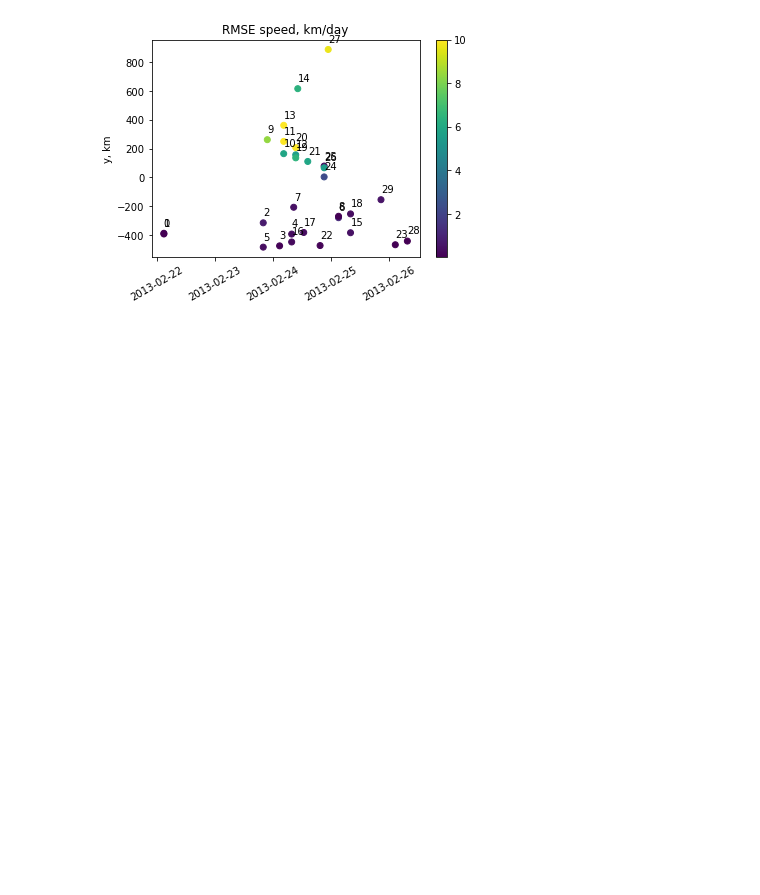
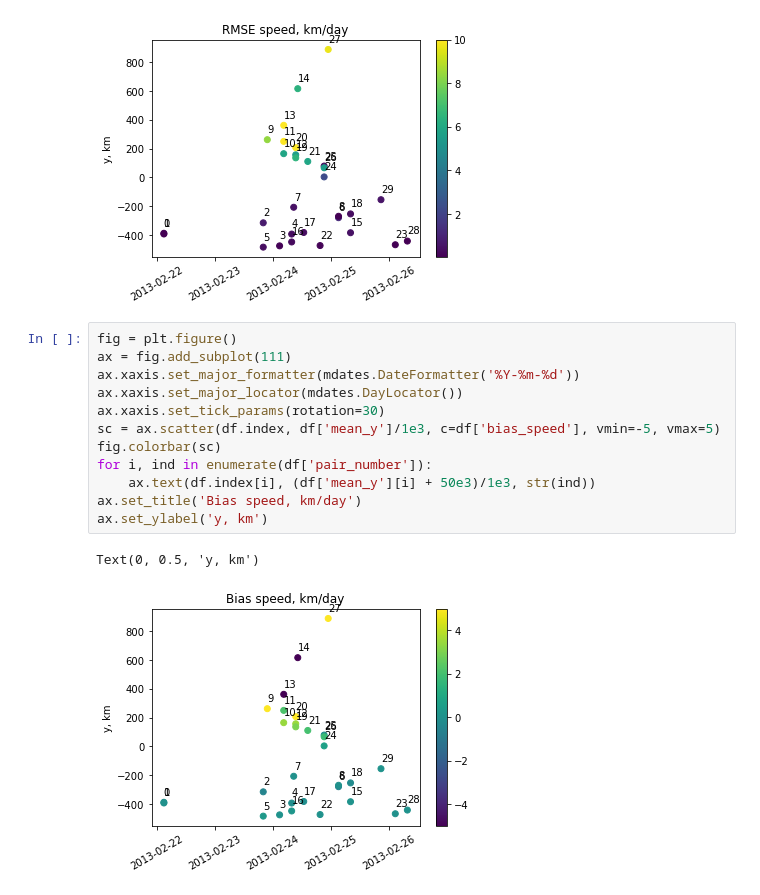
Before and after one commit to tdcwilliams/arktalas-scripts, a Jupyter notebook: python/RS2_drift/compare_rs2_moorings.ipynb, the cells around one changed output. Cells and saved outputs as stored; diff of their text form; blank space fills up the shorter version.

Commit message:
add Havmoeller plot of bias in speed

```diff
--- a/python/RS2_drift/compare_rs2_moorings.ipynb
+++ b/python/RS2_drift/compare_rs2_moorings.ipynb
@@ -598,3 +598,18 @@ ax.set_ylabel('y, km')
 # %% [output]
 Text(0, 0.5, 'y, km')
 [figure]
+# %%
+fig = plt.figure()
+ax = fig.add_subplot(111)
+ax.xaxis.set_major_formatter(mdates.DateFormatter('%Y-%m-%d'))
+ax.xaxis.set_major_locator(mdates.DayLocator())
+ax.xaxis.set_tick_params(rotation=30)
+sc = ax.scatter(df.index, df['mean_y']/1e3, c=df['bias_speed'], vmin=-5, vmax=5)
+fig.colorbar(sc)
+for i, ind in enumerate(df['pair_number']):
+    ax.text(df.index[i], (df['mean_y'][i] + 50e3)/1e3, str(ind))
+ax.set_title('Bias speed, km/day')
+ax.set_ylabel('y, km')
+# %% [output]
+Text(0, 0.5, 'y, km')
+[figure, added]
```
